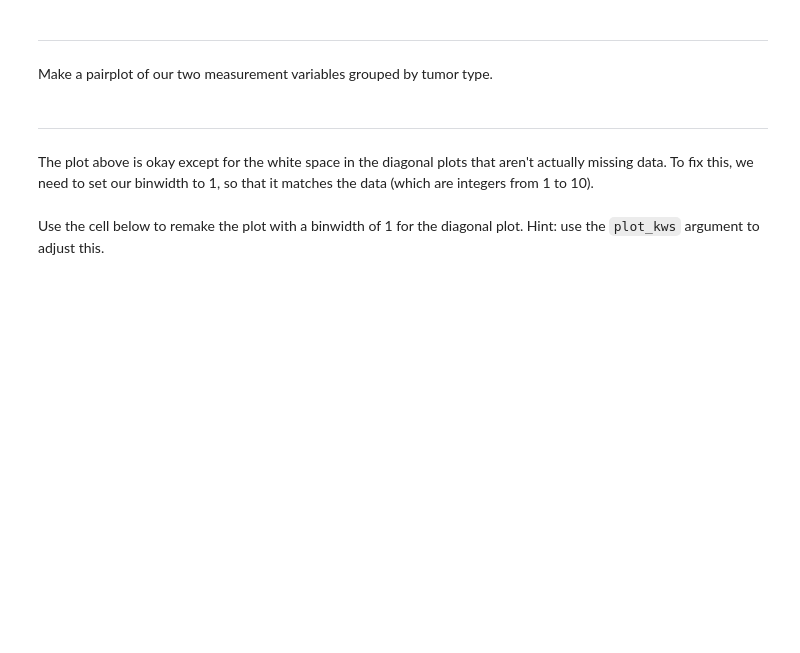
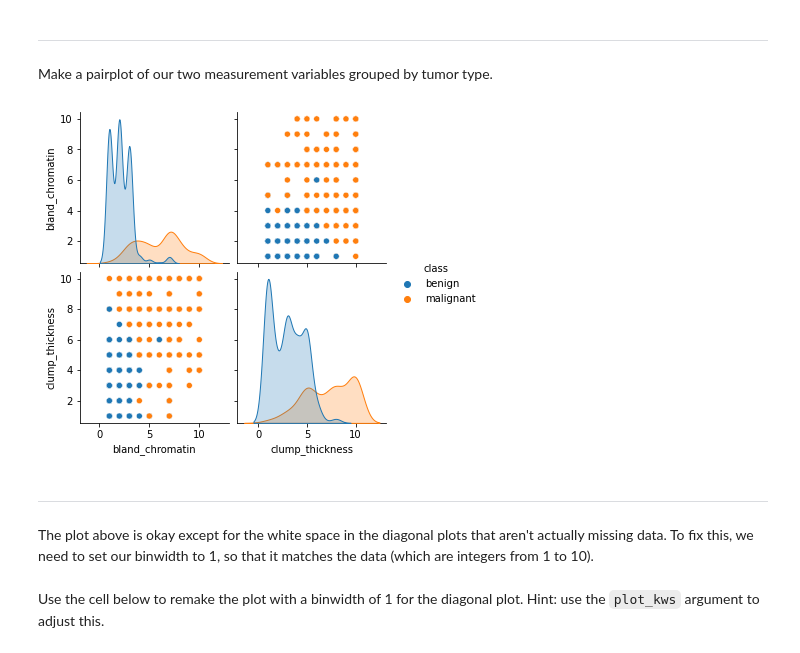
Before and after one commit to scingram1120/FDS-CourseTwo, a Jupyter notebook: T14.ipynb, the cells around one changed output. Cells and saved outputs as stored; diff of their text form; code cells hidden in the pictures; blank space fills up the shorter version.

```diff
--- a/T14.ipynb
+++ b/T14.ipynb
@@ -409,6 +558,11 @@ Make a joint plot grouped by tumor type:
 ---
 # %% [markdown]
 Make a pairplot of our two measurement variables grouped by tumor type.
+# %%
+sns.pairplot(data=bcd2, vars=['bland_chromatin', 'clump_thickness'], hue='class')
+plt.show()
+# %% [output]
+[figure, added]
 # %% [markdown]
 ---
 # %% [markdown]
```
Also changed, not shown: parts of 29 cells of this notebook, 6 other files.
